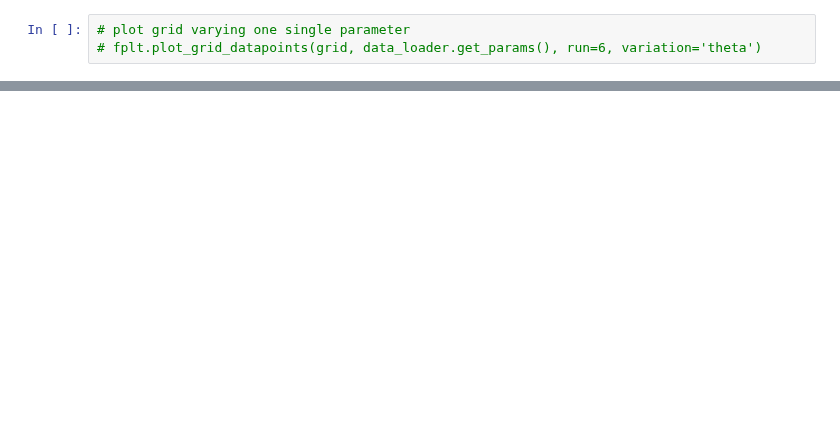
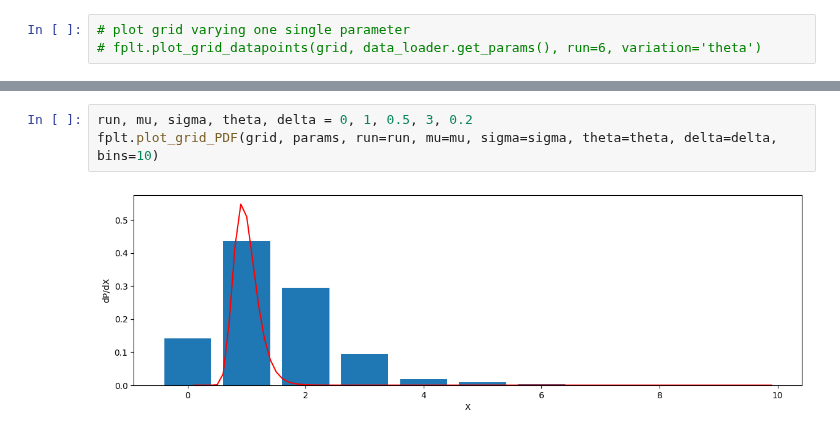
Before and after one commit to falric05/AII-Flare-prediction, a Jupyter notebook: notebooks/prova_plots.ipynb, the cells around one changed output, grey strips where cells are left out. Cells and saved outputs as stored; diff of their text form; blank space fills up the shorter version.

```diff
--- a/notebooks/prova_plots.ipynb
+++ b/notebooks/prova_plots.ipynb
@@ -44,0 +54,5 @@ No artists with labels found to put in legend.  Note that artists whose label st
+# %%
+run, mu, sigma, theta, delta = 0, 1, 0.5, 3, 0.2
+fplt.plot_grid_PDF(grid, params, run=run, mu=mu, sigma=sigma, theta=theta, delta=delta, bins=10)
+# %% [output]
+[figure, added]
```
Also changed, not shown: parts of 2 cells of this notebook, 1 other file.
